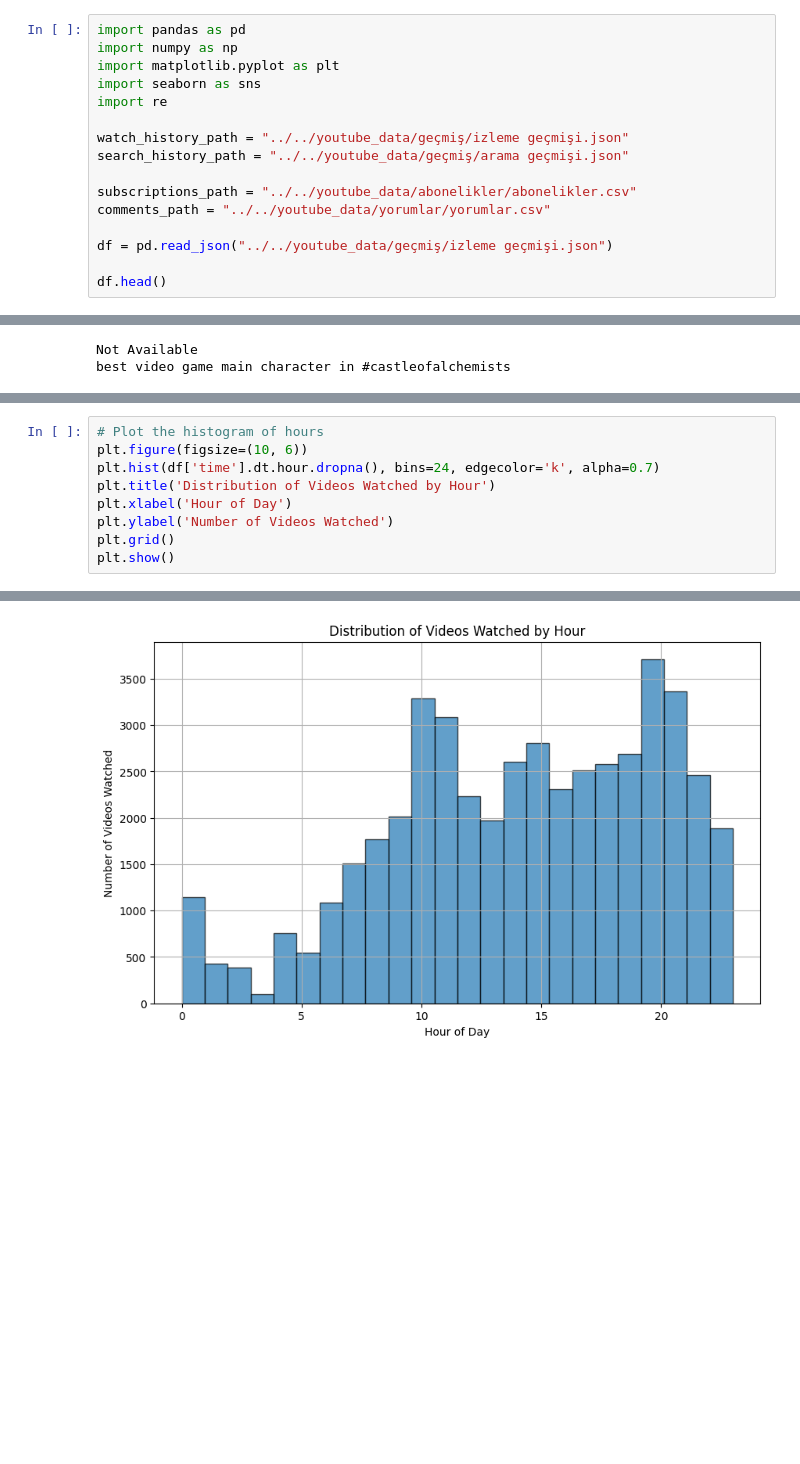
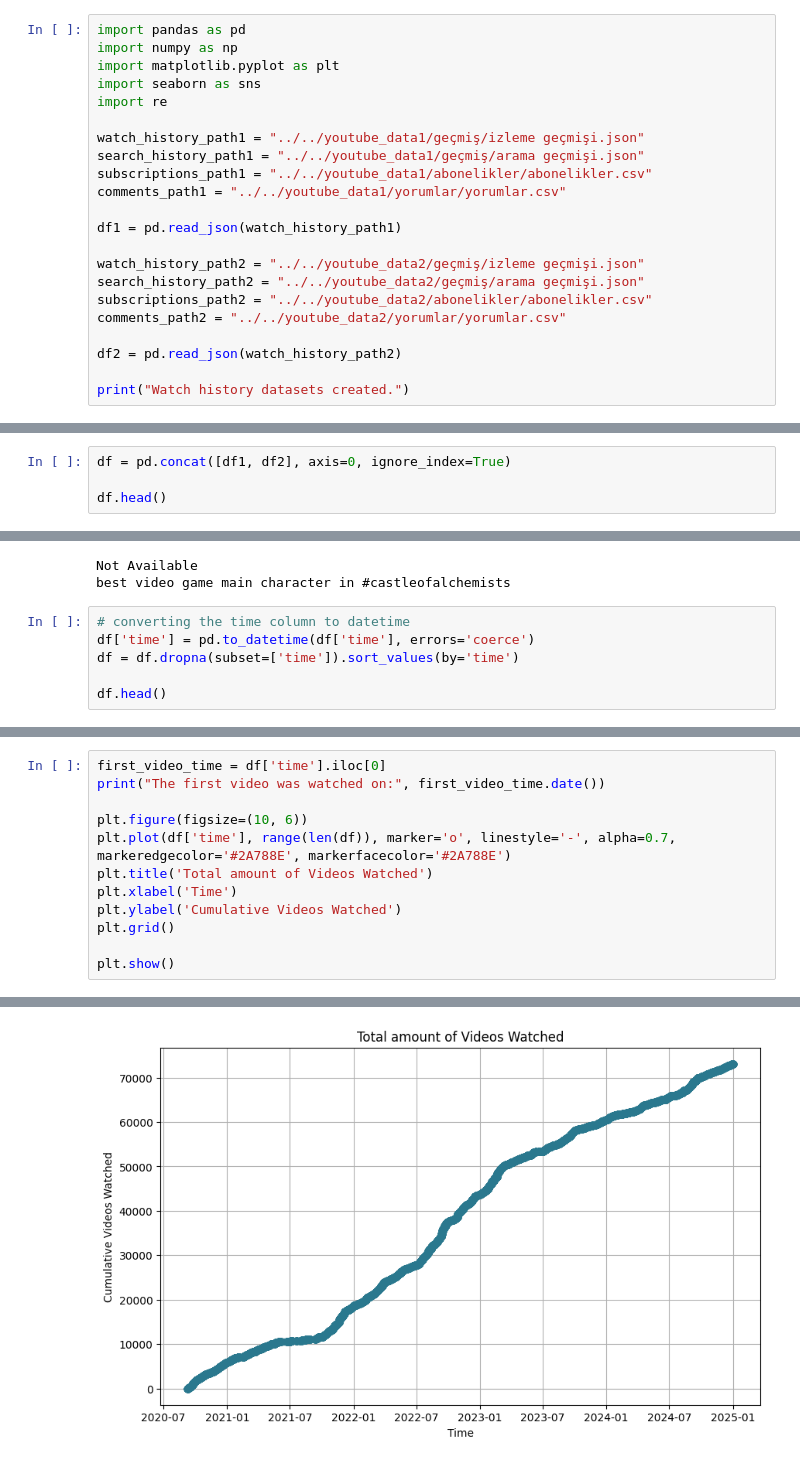
Before and after one commit to ddsdAlp/dsa210_project, a Jupyter notebook: dsa210_termProject.ipynb, the cells around one changed output, grey strips where cells are left out. Cells and saved outputs as stored; diff of their text form; blank space fills up the shorter version.

Commit message:
Added more graphs
+total amount of videos watched
+number of videos per year
+number of videos per month
+number of videos per day of week
+number of videos per hour of day
+most viewed channels

```diff
--- a/dsa210_termProject.ipynb
+++ b/dsa210_termProject.ipynb
@@ -8,13 +12,19 @@ import matplotlib.pyplot as plt
 import seaborn as sns
 import re
 
-watch_history_path = "../../youtube_data/geçmiş/izleme geçmişi.json"
-search_history_path = "../../youtube_data/geçmiş/arama geçmişi.json"
+watch_history_path1 = "../../youtube_data1/geçmiş/izleme geçmişi.json"
+search_history_path1 = "../../youtube_data1/geçmiş/arama geçmişi.json"
+subscriptions_path1 = "../../youtube_data1/abonelikler/abonelikler.csv"
+comments_path1 = "../../youtube_data1/yorumlar/yorumlar.csv"
 
-subscriptions_path = "../../youtube_data/abonelikler/abonelikler.csv"
-comments_path = "../../youtube_data/yorumlar/yorumlar.csv"
+df1 = pd.read_json(watch_history_path1)
 
-df = pd.read_json("../../youtube_data/geçmiş/izleme geçmişi.json")
+watch_history_path2 = "../../youtube_data2/geçmiş/izleme geçmişi.json"
+search_history_path2 = "../../youtube_data2/geçmiş/arama geçmişi.json"
+subscriptions_path2 = "../../youtube_data2/abonelikler/abonelikler.csv"
+comments_path2 = "../../youtube_data2/yorumlar/yorumlar.csv"
 
-df.head()
+df2 = pd.read_json(watch_history_path2)
+
+print("Watch history datasets created.")
 # %% [output]
@@ -26,0 +52,4 @@ df.head()
+# %%
+df = pd.concat([df1, df2], axis=0, ignore_index=True)
+
+df.head()
@@ -43,3 +81,9 @@ print(df.iloc[100]['title'])
 # %% [output]
 Not Available
 best video game main character in #castleofalchemists
+# %%
+# converting the time column to datetime
+df['time'] = pd.to_datetime(df['time'], errors='coerce')
+df = df.dropna(subset=['time']).sort_values(by='time')
+
+df.head()
@@ -61,10 +101,13 @@ df.head()
 # %%
-# Plot the histogram of hours
+first_video_time = df['time'].iloc[0]
+print("The first video was watched on:", first_video_time.date())
+
 plt.figure(figsize=(10, 6))
-plt.hist(df['time'].dt.hour.dropna(), bins=24, edgecolor='k', alpha=0.7)
-plt.title('Distribution of Videos Watched by Hour')
-plt.xlabel('Hour of Day')
-plt.ylabel('Number of Videos Watched')
+plt.plot(df['time'], range(len(df)), marker='o', linestyle='-', alpha=0.7, markeredgecolor='#2A788E', markerfacecolor='#2A788E')
+plt.title('Total amount of Videos Watched')
+plt.xlabel('Time')
+plt.ylabel('Cumulative Videos Watched')
 plt.grid()
+
 plt.show()
 # %% [output]
@@ -71 +115 @@ plt.show()
-[figure, old version]
+[figure, new version]
```
Also changed, not shown: parts of 19 cells of this notebook.
